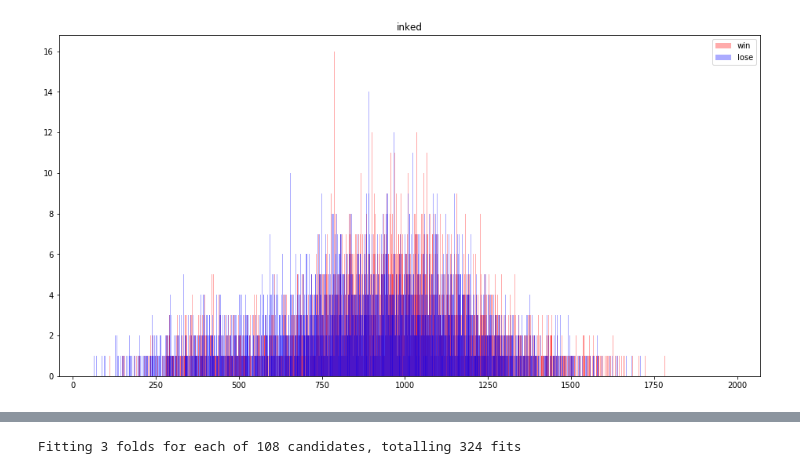
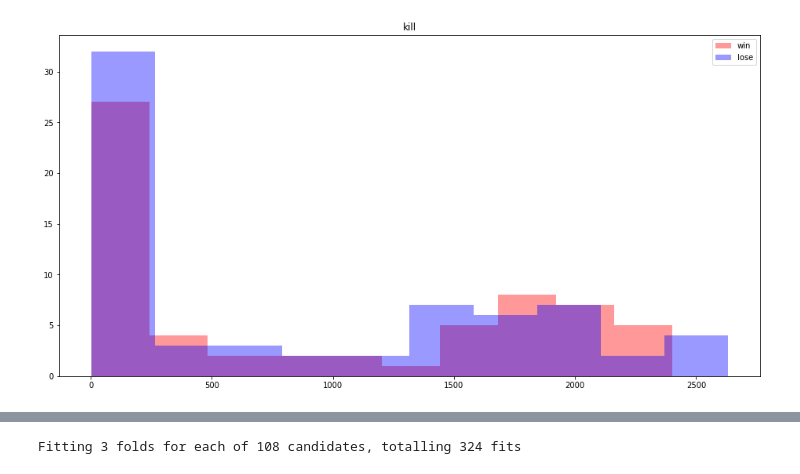
Before and after one commit to Rokushou/Splatoon-2-Meta-Modeling, a Jupyter notebook: Hard Reset.ipynb, the cells around one changed output, grey strips where cells are left out. Saved outputs shown, nothing was run; the diff lists cells and outputs as text; code cells hidden in the pictures.

```diff
--- a/Hard Reset.ipynb
+++ b/Hard Reset.ipynb
@@ -181,10 +195,14 @@ dtype: int64
+# %%
+# save as pickle
+# df.to_pickle('data/recent.pkl')
+df = pd.read_pickle('data/recent.pkl')
 # %%
-def bar_plotter(col, df=df):
+def hist_plotter(col, df=df):
     win = df[df.win == True][col].value_counts()
     lose = df[df.win == False][col].value_counts()
     plt.figure(figsize=(16, 8))
-    plt.bar(win.index, win, label = 'win', color = 'r', alpha = .33)
-    plt.bar(lose.index, lose, label = 'lose', color = 'b', alpha = .33)
+    plt.hist(win, label = 'win', color = 'r', alpha = .4)
+    plt.hist(lose, label = 'lose', color = 'b', alpha = .4)
     plt.title(col)
     plt.legend()
     return None
@@ -211,4 +209,4 @@ bar_plotter('level', test)
-# %%
-bar_plotter('inked', test)
-# %% [output]
-[figure, removed]
+# %%
+hist_plotter('kill')
+# %% [output]
+[figure, added]
```
Also changed, not shown: parts of 25 cells of this notebook, 1 other file.
